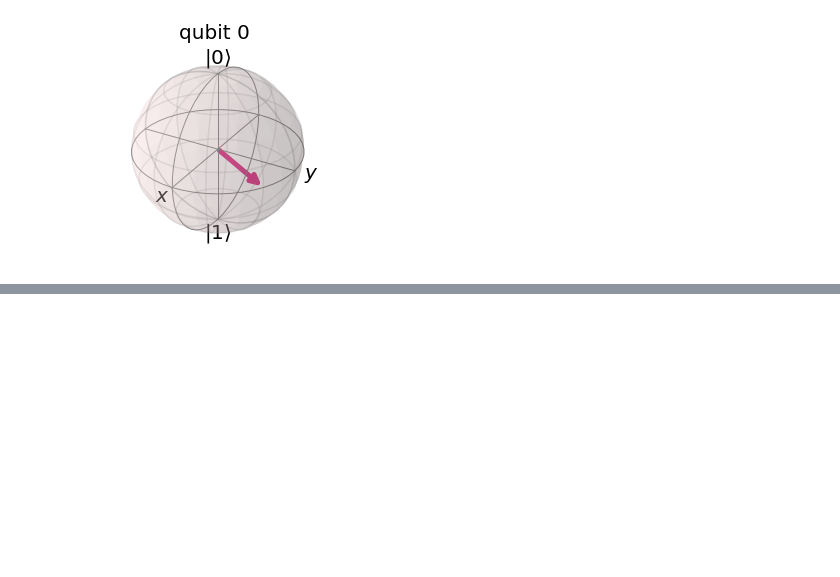
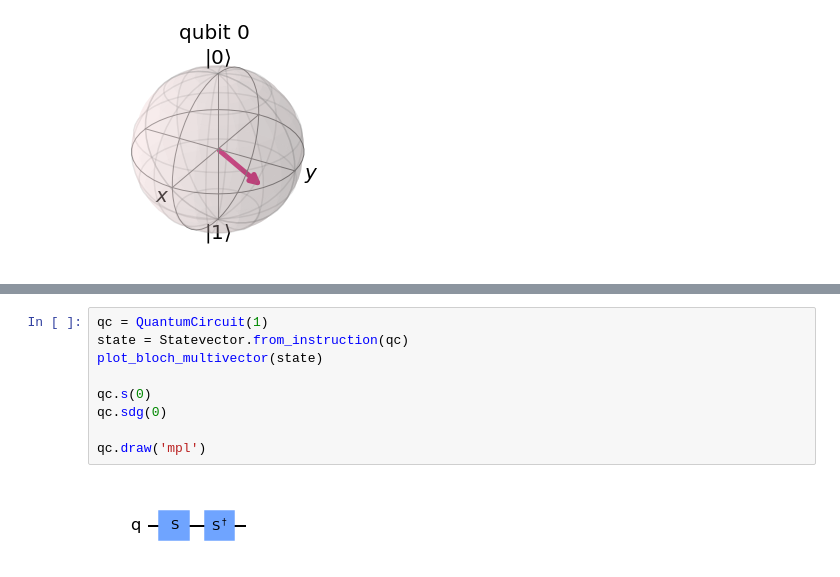
Before and after one commit to okn-yu/QC, a Jupyter notebook: Basic_Instructions.ipynb, the cells around one changed output, grey strips where cells are left out. Cells and saved outputs as stored; diff of their text form; blank space fills up the shorter version.

```diff
--- a/Basic_Instructions.ipynb
+++ b/Basic_Instructions.ipynb
@@ -182,0 +204,11 @@ plot_bloch_multivector(state)
+# %%
+qc = QuantumCircuit(1)
+state = Statevector.from_instruction(qc)
+plot_bloch_multivector(state)
+
+qc.s(0)
+qc.sdg(0)
+
+qc.draw('mpl')
+# %% [output]
+[figure, added]
```
Also changed, not shown: parts of 13 cells of this notebook.
